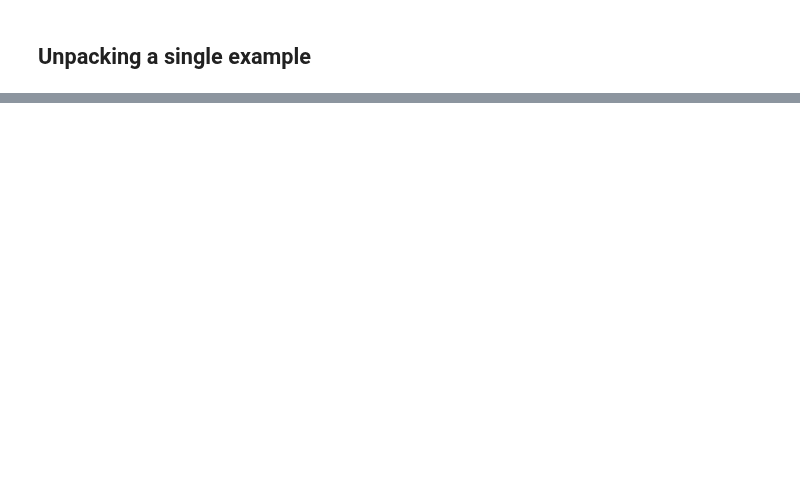
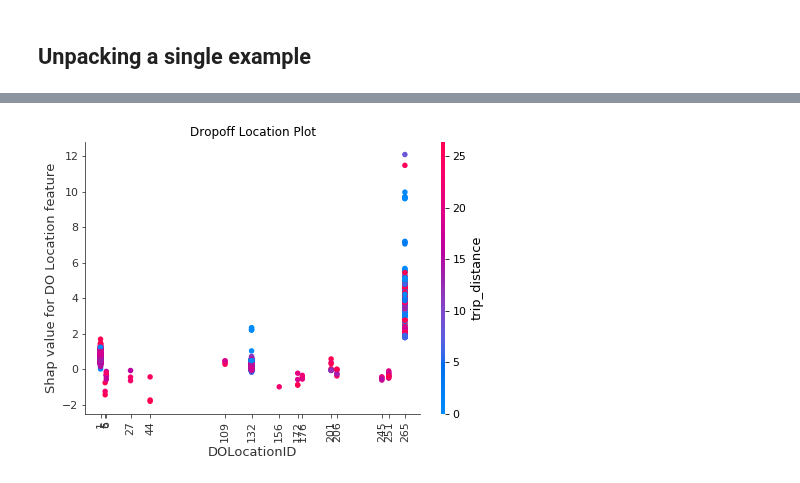
Before and after one commit to justinwhatley/interpretability_experiment, a Jupyter notebook: 3_lightgbm_interpretability.ipynb, the cells around one changed output, grey strips where cells are left out. Drawn from its saved outputs; the diff is of its cells as text; code cells hidden in the pictures; blank space fills up the shorter version.

```diff
--- a/3_lightgbm_interpretability.ipynb
+++ b/3_lightgbm_interpretability.ipynb
@@ -484,0 +521,22 @@ shap.force_plot(explainer.expected_value, shap_values[i])#, feature_names=sample
+# %%
+mean_tip_by_col.sort_values(ascending=False, inplace = True)
+# %%
+cat_list = mean_tip_by_col[:category_count].index.values
+# %%
+sub_sample = samples[samples[cat_col_of_interest].isin(cat_list)]
+# %%
+ss_shap_values = explainer.shap_values(sub_sample)
+# %%
+import matplotlib.pyplot as plt
+shap.dependence_plot(cat_col_of_interest,
+                     ss_shap_values,
+                     sub_sample,
+                     dot_size = 30,
+                     interaction_index='trip_distance',
+                     show=False)
+
+plt.title("Dropoff Location Plot")
+plt.ylabel("Shap value for DO Location feature")
+plt.show()
+# %% [output]
+[figure, added]
```
Also changed, not shown: parts of 36 cells of this notebook.
